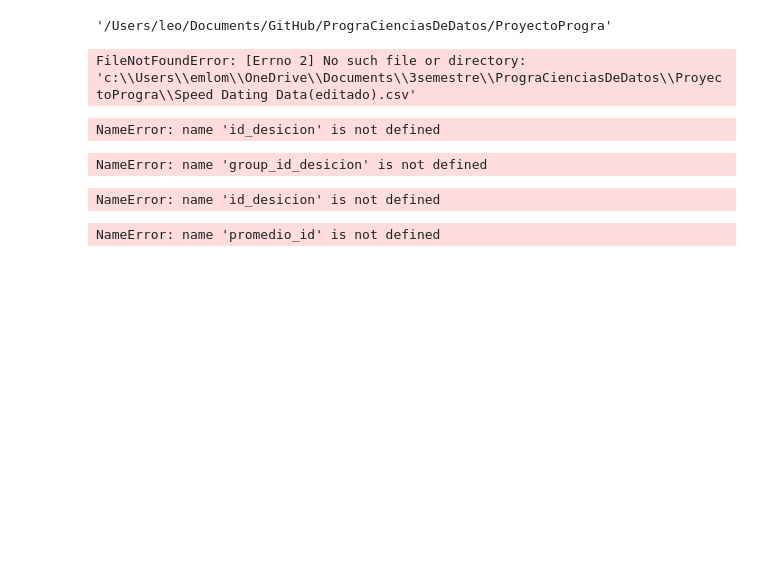
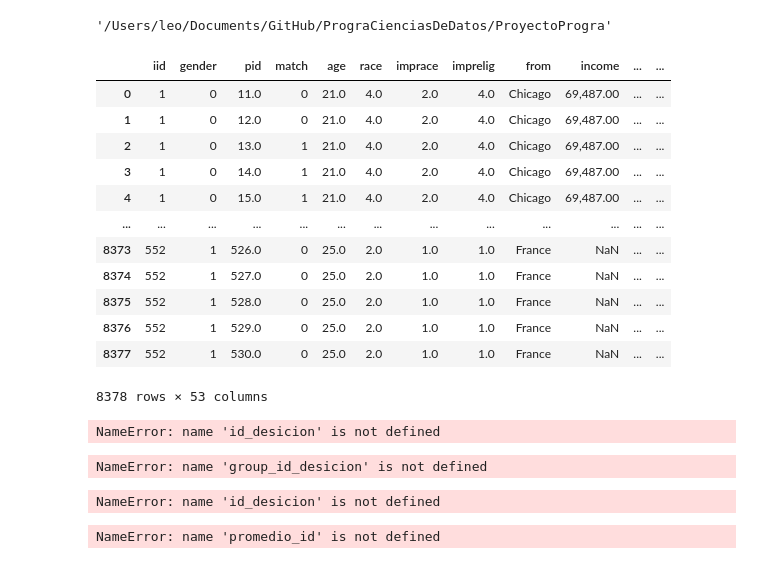
Before and after one commit to unmetro/PrograCienciasDeDatos, a Jupyter notebook: ProyectoProgra/Proyecto_progra.ipynb, the cells around one changed output. Drawn from its saved outputs; the diff is of its cells as text; code cells hidden in the pictures; blank space fills up the shorter version.

Commit message:
data set original

```diff
--- a/ProyectoProgra/Proyecto_progra.ipynb
+++ b/ProyectoProgra/Proyecto_progra.ipynb
@@ -7,10 +7,22 @@ pwd
 # %% [output]
 '/Users/leo/Documents/GitHub/PrograCienciasDeDatos/ProyectoProgra'
 # %%
-dating = pd.read_csv('c:\\Users\\emlom\\OneDrive\\Documents\\3semestre\\PrograCienciasDeDatos\\ProyectoProgra\\Speed Dating Data(editado).csv')
+dating = pd.read_csv('c:\\Users\\emlom\\OneDrive\\Documents\\3semestre\\PrograCienciasDeDatos\\ProyectoProgra\\Speed Dating Data(editado).csv', encoding='latin1')
 dating
 # %% [output]
+|  | iid | gender | pid | match | age | race | imprace | imprelig | from | income | ... | ... |
+| 0 | 1 | 0 | 11.0 | 0 | 21.0 | 4.0 | 2.0 | 4.0 | Chicago | 69,487.00 | ... | ... |
+| 1 | 1 | 0 | 12.0 | 0 | 21.0 | 4.0 | 2.0 | 4.0 | Chicago | 69,487.00 | ... | ... |
+| 2 | 1 | 0 | 13.0 | 1 | 21.0 | 4.0 | 2.0 | 4.0 | Chicago | 69,487.00 | ... | ... |
+| 3 | 1 | 0 | 14.0 | 1 | 21.0 | 4.0 | 2.0 | 4.0 | Chicago | 69,487.00 | ... | ... |
+| 4 | 1 | 0 | 15.0 | 1 | 21.0 | 4.0 | 2.0 | 4.0 | Chicago | 69,487.00 | ... | ... |
+| ... | ... | ... | ... | ... | ... | ... | ... | ... | ... | ... | ... | ... |
+| 8373 | 552 | 1 | 526.0 | 0 | 25.0 | 2.0 | 1.0 | 1.0 | France | NaN | ... | ... |
+| 8374 | 552 | 1 | 527.0 | 0 | 25.0 | 2.0 | 1.0 | 1.0 | France | NaN | ... | ... |
+| 8375 | 552 | 1 | 528.0 | 0 | 25.0 | 2.0 | 1.0 | 1.0 | France | NaN | ... | ... |
+| 8376 | 552 | 1 | 529.0 | 0 | 25.0 | 2.0 | 1.0 | 1.0 | France | NaN | ... | ... |
+| 8377 | 552 | 1 | 530.0 | 0 | 25.0 | 2.0 | 1.0 | 1.0 | France | NaN | ... | ... |
-FileNotFoundError: [Errno 2] No such file or directory: 'c:\\Users\\emlom\\OneDrive\\Documents\\3semestre\\PrograCienciasDeDatos\\ProyectoProgra\\Speed Dating Data(editado).csv'
+8378 rows × 53 columns
 # %%
 dating_frame = pd.DataFrame(dating)
 dating_frame
```
